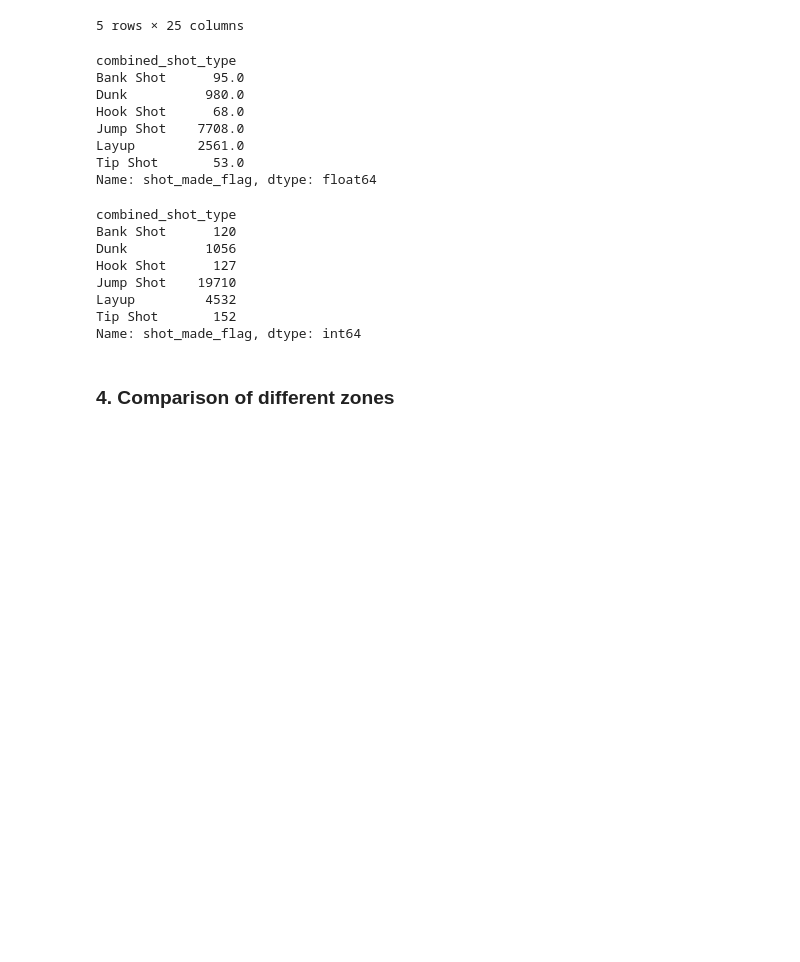
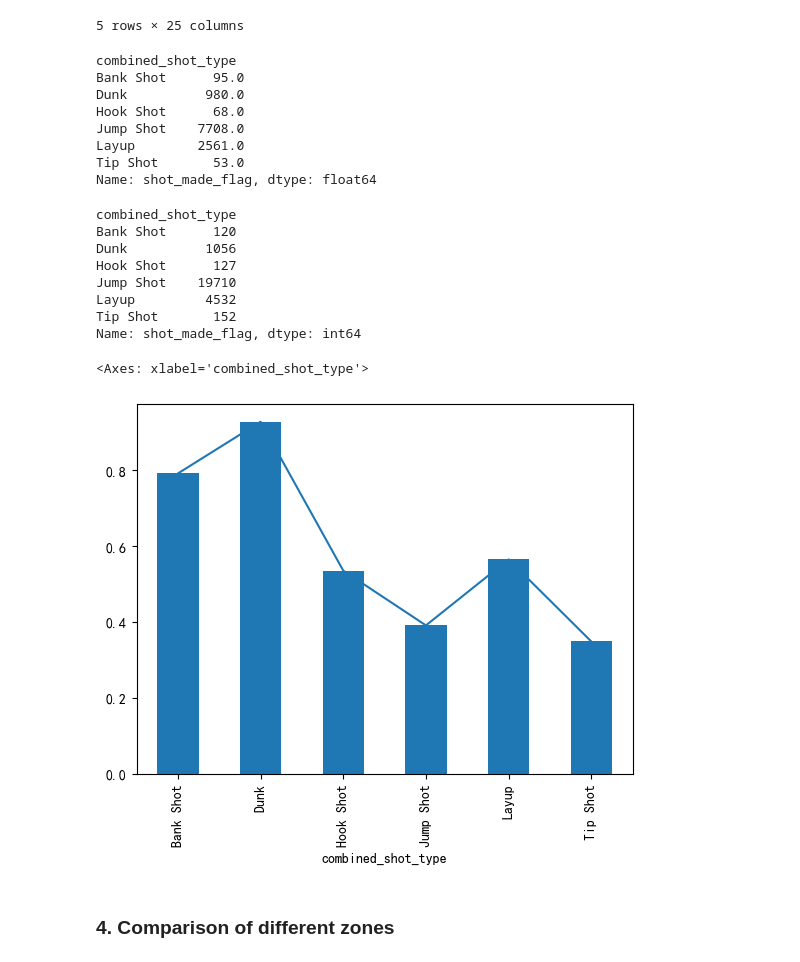
Before and after one commit to JoshuaZSong/Kobe_Shooting_Data_Visualization_by_Matplotlib, a Jupyter notebook: Kobe_Shooting_Data_Visualization_by_Matplotlib.ipynb, the cells around one changed output. Drawn from its saved outputs; the diff is of its cells as text; code cells hidden in the pictures; blank space fills up the shorter version.

```diff
--- a/Kobe_Shooting_Data_Visualization_by_Matplotlib.ipynb
+++ b/Kobe_Shooting_Data_Visualization_by_Matplotlib.ipynb
@@ -106,27 +106,35 @@ df.head()
 # %%
 # number of scored shooting type
 shot_sum = df.groupby('combined_shot_type')['shot_made_flag'].sum()
 
 # number of each shooting type
 shot_count = df.groupby('combined_shot_type')['shot_made_flag'].count()
 display(shot_sum,shot_count)
+
+shot_rate = shot_sum / shot_count
+shot_rate
+
+shot_rate.plot()
+shot_rate.plot.bar()
 # %% [output]
 combined_shot_type
 Bank Shot      95.0
 Dunk          980.0
 Hook Shot      68.0
 Jump Shot    7708.0
 Layup        2561.0
 Tip Shot       53.0
 Name: shot_made_flag, dtype: float64
 combined_shot_type
 Bank Shot      120
 Dunk          1056
 Hook Shot      127
 Jump Shot    19710
 Layup         4532
 Tip Shot       152
 Name: shot_made_flag, dtype: int64
+<Axes: xlabel='combined_shot_type'>
+[figure, added]
 # %% [markdown]
 ### 4. Comparison of different zones
 # %% [markdown]
```
